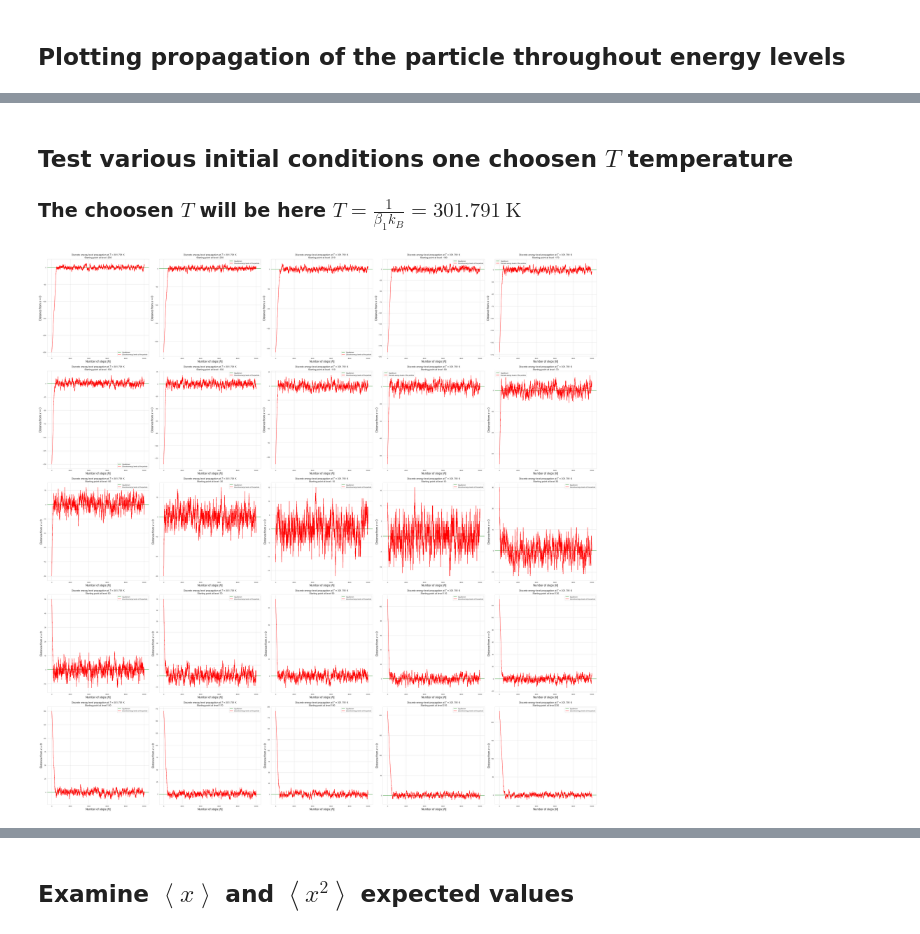
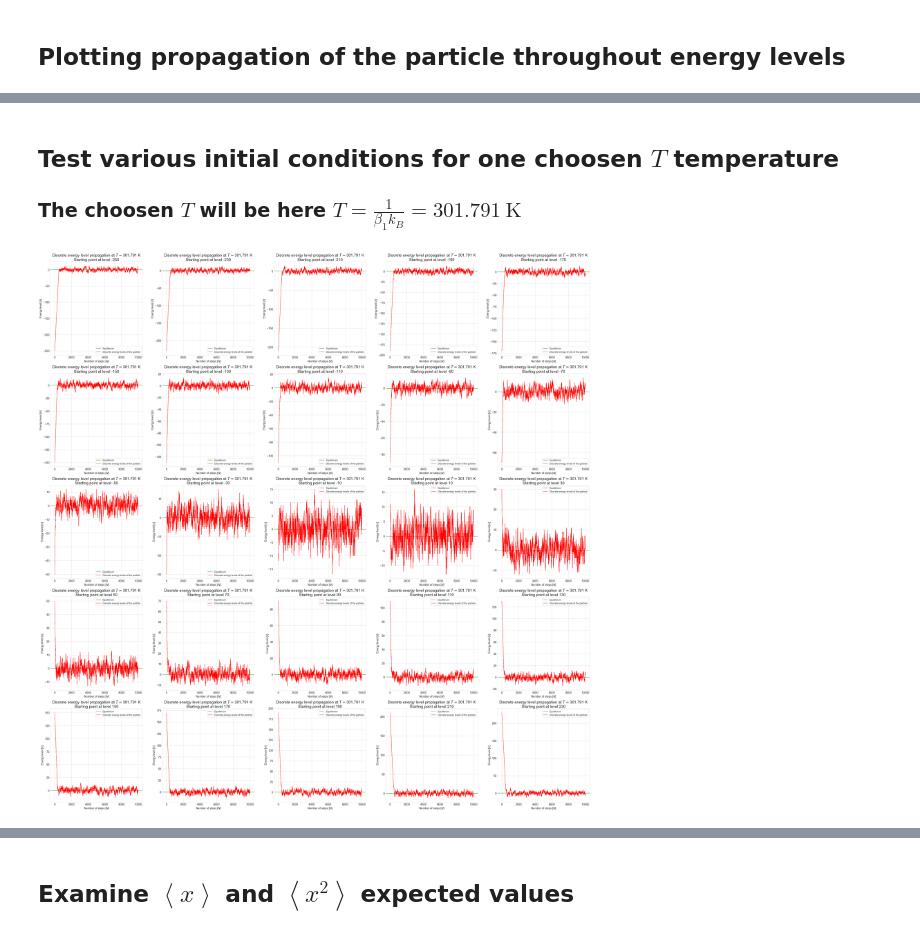
Before and after one commit to masterdesky/ELTE-stochastic-processes-2019, a Jupyter notebook: Lecture 4/Stochastic processes 4..ipynb, the cells around one changed output, grey strips where cells are left out. Drawn from its saved outputs; the diff is of its cells as text; code cells hidden in the pictures.

```diff
--- a/Lecture 4/Stochastic processes 4..ipynb
+++ b/Lecture 4/Stochastic processes 4..ipynb
@@ -175,7 +175,7 @@ for i in range(0,nrows):
         axes[i][j].set_title('Discrete energy level propagation at $T =${0:.3f} K'.format(1 / (betas[str(i*nrows + j + 1)] * k_B)), fontsize=50/ncols)
 
         axes[i][j].set_xlabel('Number of steps [$N$]', fontsize=40/ncols)
-        axes[i][j].set_ylabel('Distance from $x = 0$', fontsize=40/ncols)
+        axes[i][j].set_ylabel('Energy level [$n$]', fontsize=40/ncols)
 
         axes[i][j].tick_params(axis='both', which='major', labelsize=30/ncols)
 
@@ -196,9 +196,9 @@ for i in range(0,nrows):
         axes[i][j].axhline(y=0, color='green', label='Equilibrium')
         axes[i][j].plot(step_indeces, energy_chronology[str(i*nrows + j + 1)], c='red', label='Energy of the particle')
 
-        axes[i][j].set_title('Discrete energy levels at $T =${0:.3f} K'.format(1 / (betas[str(i*nrows + j + 1)] * k_B)), fontsize=50/ncols)
+        axes[i][j].set_title('Actual energies $T =${0:.3f} K'.format(1 / (betas[str(i*nrows + j + 1)] * k_B)), fontsize=50/ncols)
 
-        axes[i][j].set_xlabel('Time [$n \\cdot \\tau$]', fontsize=40/ncols)
+        axes[i][j].set_xlabel('Time [$N \\cdot \\tau$]', fontsize=40/ncols)
         axes[i][j].set_ylabel('Energy [J]', fontsize=40/ncols)
 
         axes[i][j].tick_params(axis='both', which='major', labelsize=30/ncols)
@@ -212,5 +212,5 @@ plt.show()
 # %% [markdown]
-## Test various initial conditions one choosen $T$ temperature
+## Test various initial conditions for one choosen $T$ temperature
 
 ### The choosen $T$ will be here $T = \frac{1}{\beta_{1} k_{B}} = 301.791\ \text{K}$
 # %%
@@ -232,29 +232,32 @@ step_indeces = np.asarray([i for i in range(0,steps+1)])
 # %%
 nrows = 5
 ncols = 5
 fig, axes = plt.subplots(nrows=nrows, ncols=ncols, figsize=(50,50))
+
+titlesize=25
+axislabelsize=18
 
 for i in range(0,nrows):
     for j in range(0,ncols):
 
         axes[i][j].axhline(y=0, color='green', label='Equilibrium')
         axes[i][j].plot(step_indeces, energy_levels_chronology_fixedT[str(i*nrows + j + 1)], c='red', label='Discrete energy levels of the particle')
 
         axes[i][j].set_title('Discrete energy level propagation at $T =${0:.3f} K\nStarting point at level {1}'.format(1 / (choosen_beta * k_B),
                                                                                                                        -250 + (i*nrows + j) * 20),
-                             fontsize=15)
+                             fontsize=titlesize)
 
-        axes[i][j].set_xlabel('Number of steps [$N$]', fontsize=18)
-        axes[i][j].set_ylabel('Distance from $x = 0$', fontsize=18)
+        axes[i][j].set_xlabel('Number of steps [$N$]', fontsize=axislabelsize)
+        axes[i][j].set_ylabel('Energy level [$n$]', fontsize=axislabelsize)
 
-        axes[i][j].tick_params(axis='both', which='major', labelsize=10)
+        axes[i][j].tick_params(axis='both', which='major', labelsize=18)
 
-        axes[i][j].legend(fontsize=10)
+        axes[i][j].legend(fontsize=15)
 
 fig.tight_layout()
 plt.show()
 # %% [output]
-[figure, old version]
+[figure, new version]
 # %%
 nrows = 5
 ncols = 5
```
Also changed, not shown: parts of 8 cells of this notebook, 11 other files.
